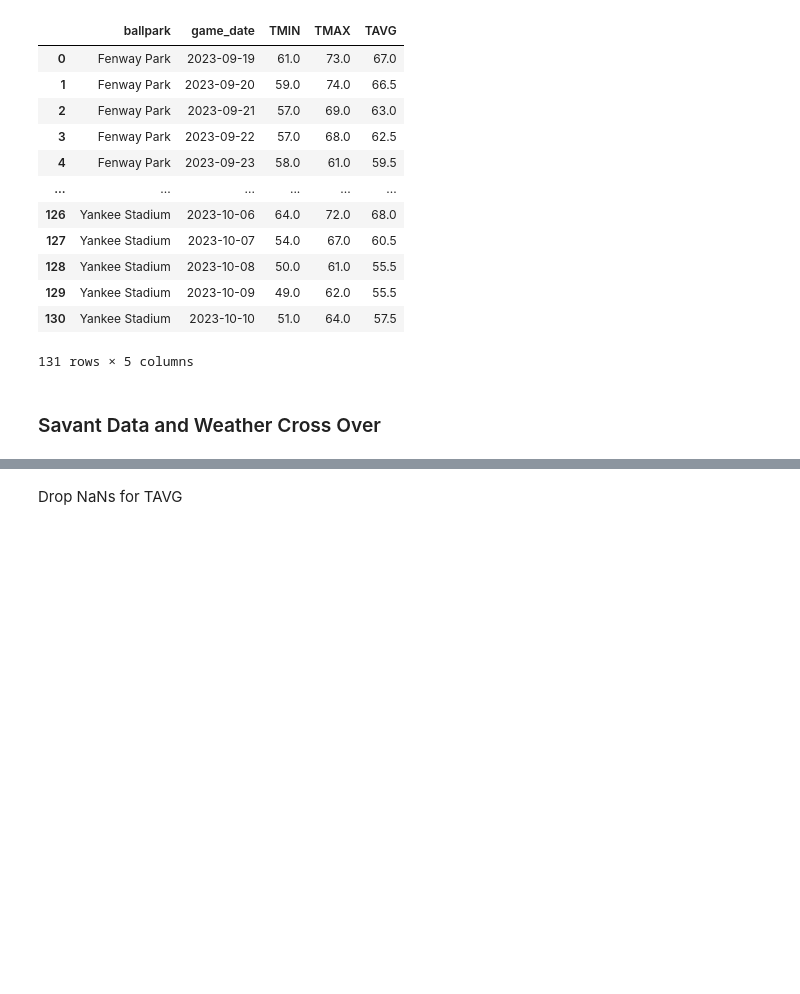
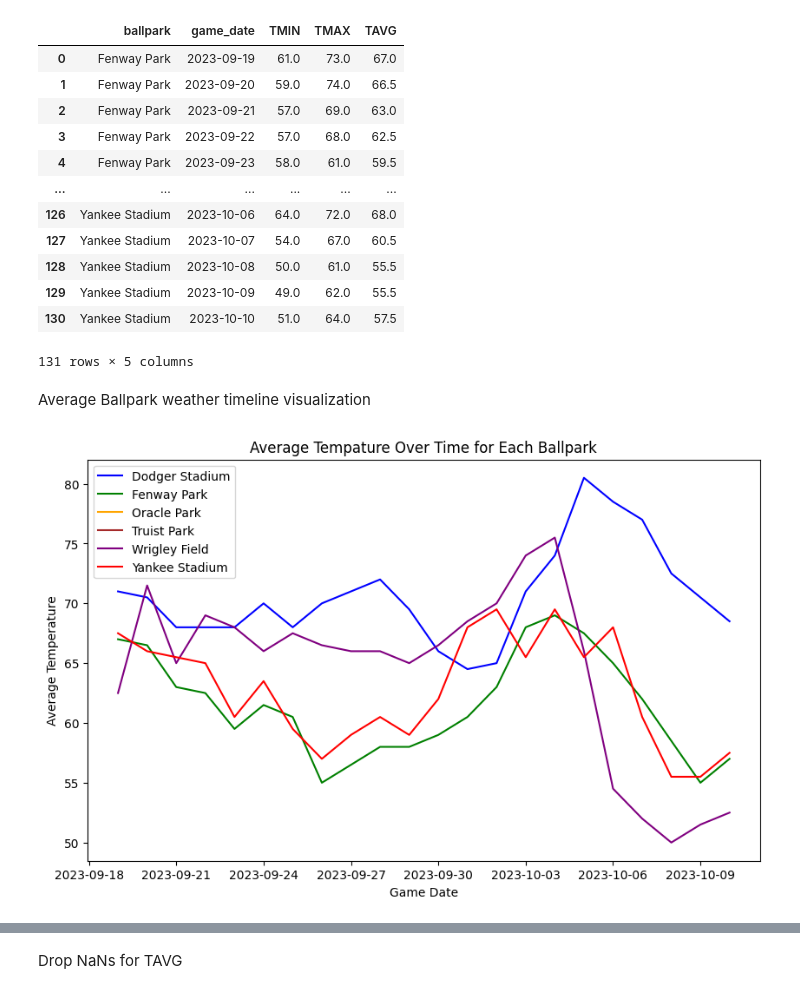
Before and after one commit to trevordoucet/baseball, a Jupyter notebook: Scripts/Pitching.ipynb, the cells around one changed output, grey strips where cells are left out. Cells and saved outputs as stored; diff of their text form; code cells hidden in the pictures; blank space fills up the shorter version.

Commit message:
title and weather graph

```diff
--- a/Scripts/Pitching.ipynb
+++ b/Scripts/Pitching.ipynb
@@ -172,5 +184,33 @@ weather
 | 129 | Yankee Stadium | 2023-10-09 | 49.0 | 62.0 | 55.5 |
 | 130 | Yankee Stadium | 2023-10-10 | 51.0 | 64.0 | 57.5 |
 131 rows × 5 columns
-# %% [markdown]
-### Savant Data and Weather Cross Over
+# %% [markdown]
+Average Ballpark weather timeline visualization
+# %%
+plt.figure(figsize=(10, 6))
+
+colors = {
+    'Dodger Stadium': 'blue',
+    'Fenway Park': 'green',
+    'Oracle Park': 'orange',
+    'Truist Park': 'brown',
+    'Wrigley Field': 'purple',
+    'Yankee Stadium': 'red'
+}
+
+
+for ballpark, ballpark_data in weather.groupby('ballpark'):
+    plt.plot(ballpark_data['game_date'], ballpark_data['TAVG'], label=ballpark, color=colors.get(ballpark, 'black'))
+
+plt.title('Average Tempature Over Time for Each Ballpark')
+plt.xlabel('Game Date')
+plt.ylabel('Average Temperature')
+
+plt.gca().xaxis.set_major_locator(mdates.DayLocator(interval=3))
+plt.gca().xaxis.set_major_formatter(mdates.DateFormatter('%Y-%m-%d'))
+
+plt.legend()
+
+plt.show()
+# %% [output]
+[figure, added]
```
Also changed, not shown: parts of 21 cells of this notebook, 3 other files.
